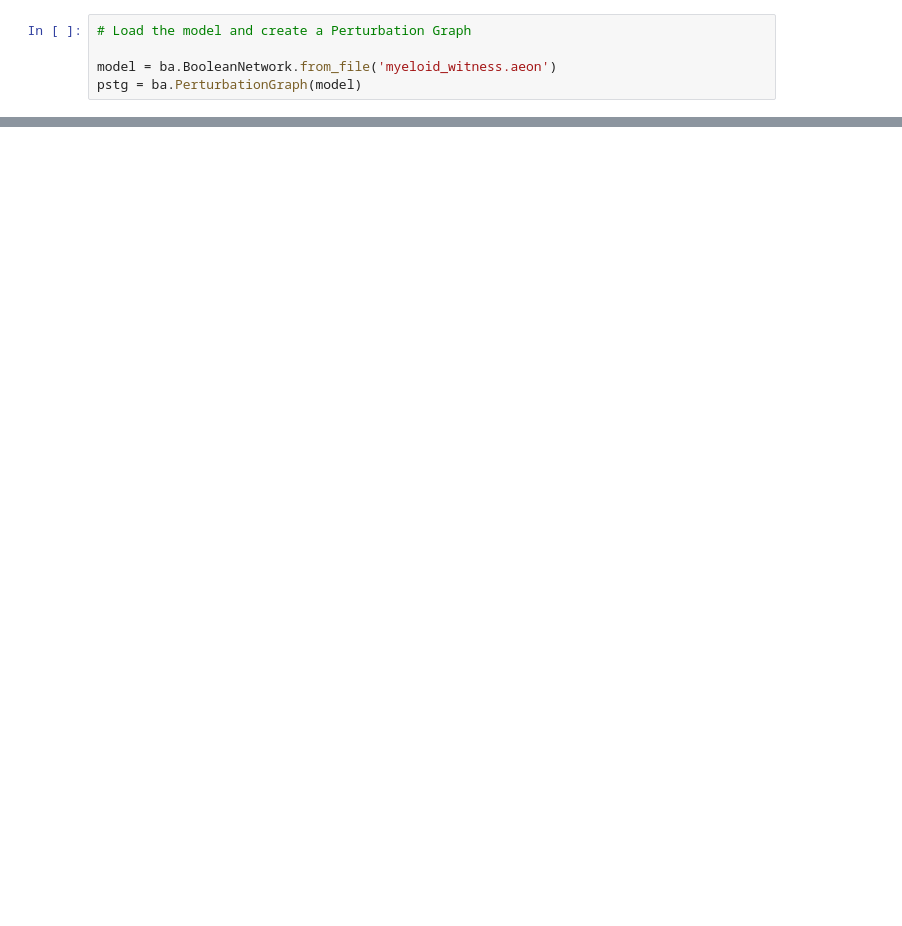
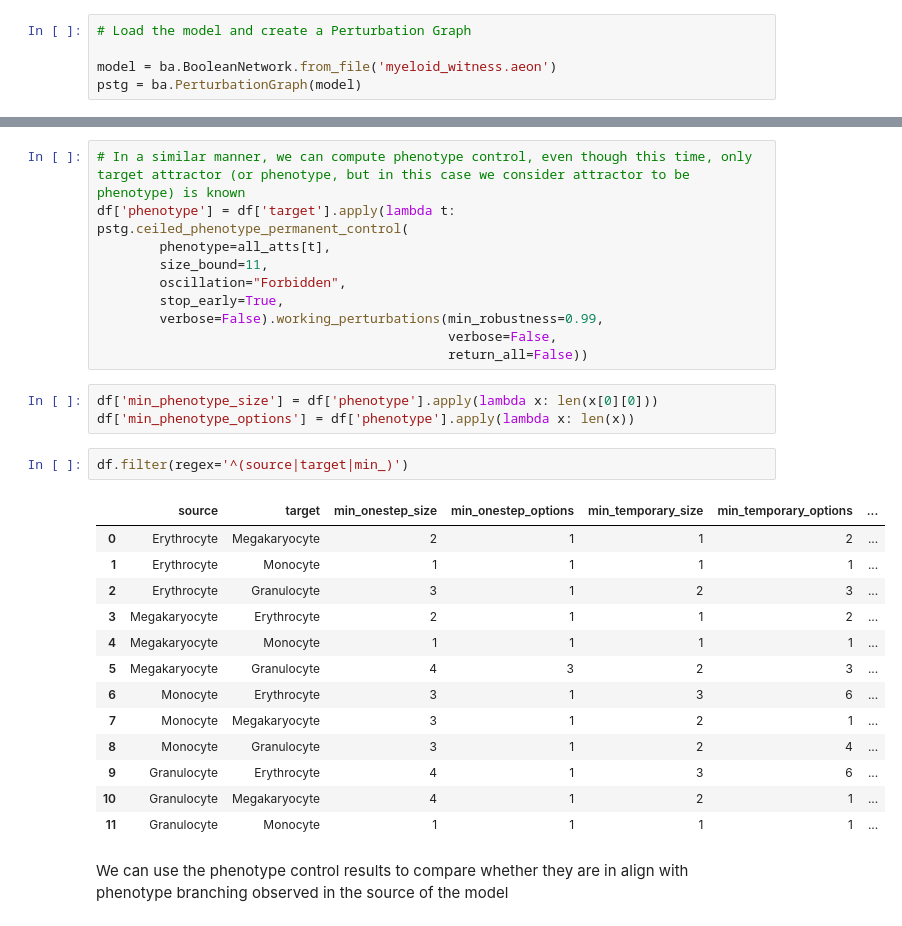
Before and after one commit to sybila/biodivine-aeon-py, a Jupyter notebook: example/case-study/control/main.ipynb, the cells around one changed output, grey strips where cells are left out. Saved outputs shown, nothing was run; the diff lists cells and outputs as text; blank space fills up the shorter version.

Commit message:
myeloid case study

```diff
--- a/example/case-study/control/main.ipynb
+++ b/example/case-study/control/main.ipynb
@@ -284,0 +183,31 @@ print(pstg.permanent_control(state_to_vec(model, megakaryocyte_att, pstg), state
+# %%
+# In a similar manner, we can compute phenotype control, even though this time, only target attractor (or phenotype, but in this case we consider attractor to be phenotype) is known
+df['phenotype'] = df['target'].apply(lambda t: pstg.ceiled_phenotype_permanent_control(
+        phenotype=all_atts[t],
+        size_bound=11,
+        oscillation="Forbidden",
+        stop_early=True,
+        verbose=False).working_perturbations(min_robustness=0.99,
+                                             verbose=False,
+                                             return_all=False))
+# %%
+df['min_phenotype_size'] = df['phenotype'].apply(lambda x: len(x[0][0]))
+df['min_phenotype_options'] = df['phenotype'].apply(lambda x: len(x))
+# %%
+df.filter(regex='^(source|target|min_)')
+# %% [output]
+|  | source | target | min_onestep_size | min_onestep_options | min_temporary_size | min_temporary_options | ... |
+| 0 | Erythrocyte | Megakaryocyte | 2 | 1 | 1 | 2 | ... |
+| 1 | Erythrocyte | Monocyte | 1 | 1 | 1 | 1 | ... |
+| 2 | Erythrocyte | Granulocyte | 3 | 1 | 2 | 3 | ... |
+| 3 | Megakaryocyte | Erythrocyte | 2 | 1 | 1 | 2 | ... |
+| 4 | Megakaryocyte | Monocyte | 1 | 1 | 1 | 1 | ... |
+| 5 | Megakaryocyte | Granulocyte | 4 | 3 | 2 | 3 | ... |
+| 6 | Monocyte | Erythrocyte | 3 | 1 | 3 | 6 | ... |
+| 7 | Monocyte | Megakaryocyte | 3 | 1 | 2 | 1 | ... |
+| 8 | Monocyte | Granulocyte | 3 | 1 | 2 | 4 | ... |
+| 9 | Granulocyte | Erythrocyte | 4 | 1 | 3 | 6 | ... |
+| 10 | Granulocyte | Megakaryocyte | 4 | 1 | 2 | 1 | ... |
+| 11 | Granulocyte | Monocyte | 1 | 1 | 1 | 1 | ... |
+# %% [markdown]
+We can use the phenotype control results to compare whether they are in align with phenotype branching observed in the source of the model
```
Also changed, not shown: parts of 49 cells of this notebook, 7 other files.
